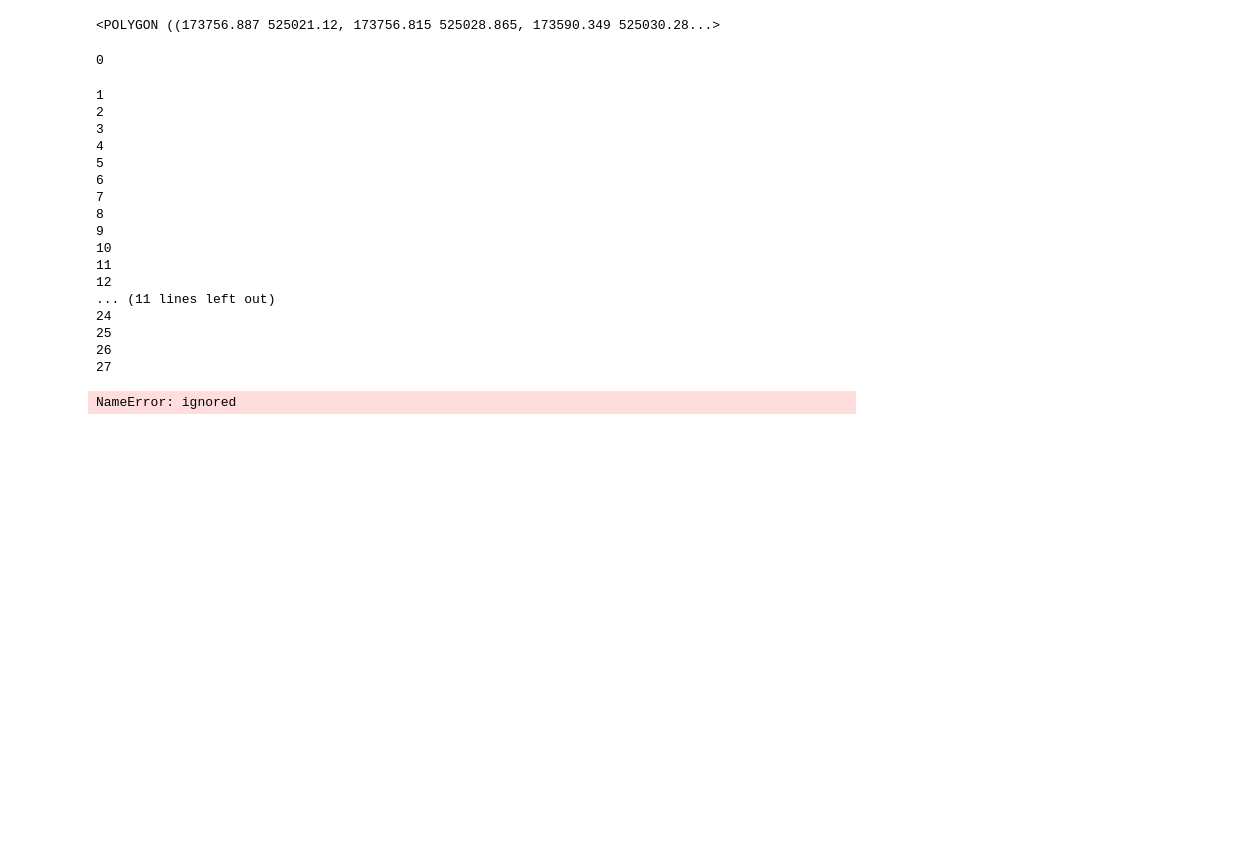
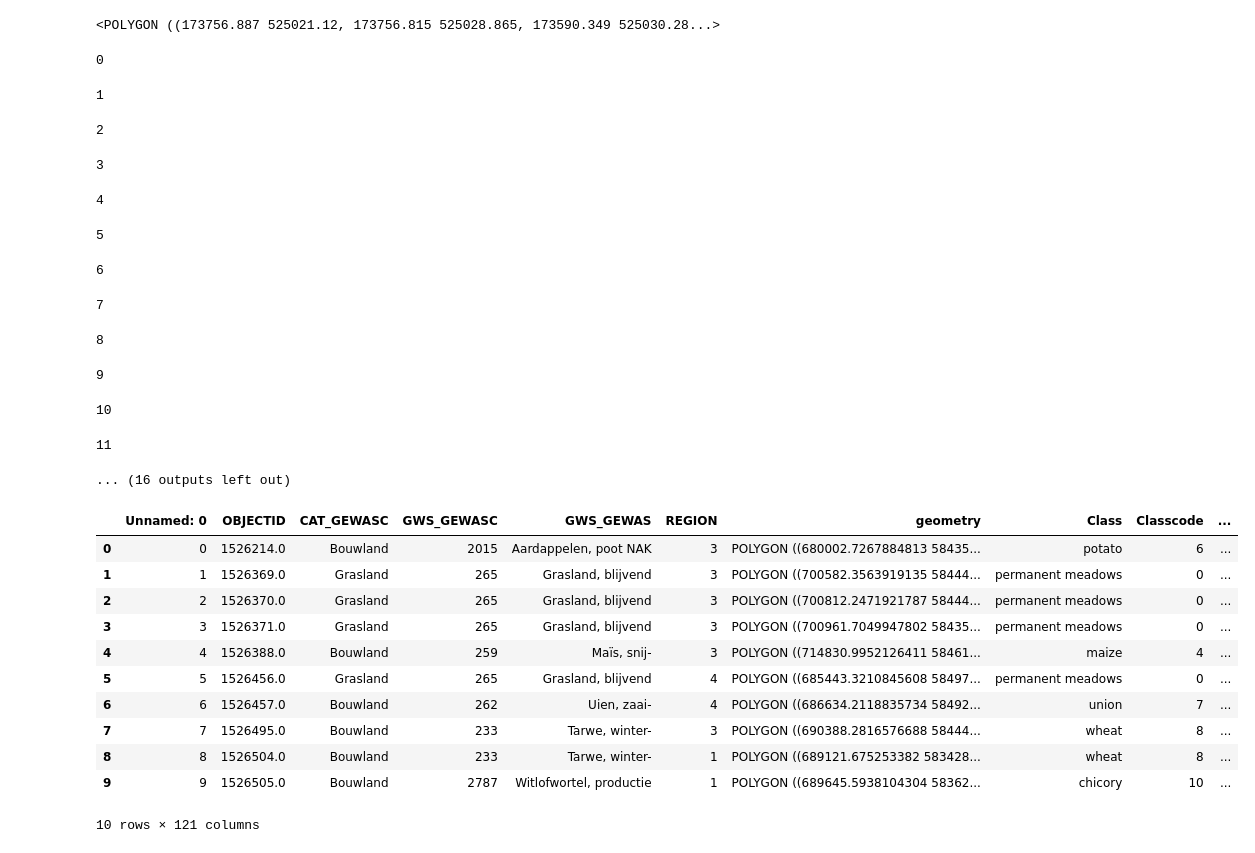
Before and after one commit to TeunDV-WUR/Msc-Thesis-Crop-Type-Mapping, a Jupyter notebook: Code/Database_pre-processing.ipynb, the cells around one changed output. Cells and saved outputs as stored; diff of their text form; code cells hidden in the pictures; blank space fills up the shorter version.

```diff
--- a/Code/Database_pre-processing.ipynb
+++ b/Code/Database_pre-processing.ipynb
@@ -226,44 +244,53 @@ parcels_class.loc[0,'geometry']
 # taking the mean value of all pixels underneath a polygon
 parcels_class = parcels_class.to_crs(epsg=32631)
 
-
+mean_df = pd.DataFrame()
+meanmedian_df = pd.DataFrame()
+meanmedianpercentile_df = pd.DataFrame()
 meanlist= np.zeros((len(parcels_class),28))
 
 for i in tqdm(range(28)): # read all pictures 7 time spans for 4 bands shoould be 28 but chan be changed to factors of 4 to read less time spans
   array = sat_img.read(i+1)
   affine = sat_img.transform
   print(i)
-  for j in range(len(parcels_class)): #calculate the mean pixel value on each band
+  meanlist = []
+  medianlist = []
+  perc_20list = []
+  perc_80list = []
+  for j in tqdm(range(len(parcels_class))): #calculate the mean pixel value on each band
     parcel = parcels_class.loc[j,'geometry']
-    mean = zonal_stats(parcel, array, affine=affine, stats=['mean'])
-    meanlist[j,i]=(mean[0]['mean'])
+    stats = zonal_stats(parcel, array, affine=affine, stats=['mean','median','percentile_20','percentile_80'])
+    meanlist.append(stats[0]['mean'])
+    medianlist.append(stats[0]['median'])
+    perc_20list.append(stats[0]['percentile_20'])
+    perc_80list.append(stats[0]['percentile_80'])
+
+  stats_df = pd.DataFrame([meanlist,medianlist,perc_20list,perc_80list],["mean_"+str(i),"median_"+str(i),"p20_"+str(i),"p80_"+str(i)]).T
+
+  mean_df = pd.concat([mean_df, stats_df.iloc[:,:1]],axis=1)
+  meanmedian_df = pd.concat([meanmedian_df,stats_df.iloc[:,:2]],axis=1)
+  meanmedianpercentile_df = pd.concat([meanmedianpercentile_df,stats_df],axis=1)
+
+  stats_df = pd.DataFrame()
 
 
 # outputs a table of all mean values having 28 colums, 1 for each band
-meanlist_df = pd.DataFrame(meanlist)
-complete_df = pd.concat([parcels_class,meanlist_df],axis=1)
+mean_df = pd.concat([parcels_class, mean_df],axis=1)
+meanmedian_df = pd.concat([parcels_class, meanmedian_df],axis=1)
+meanmedianpercentile_df = pd.concat([parcels_class, meanmedianpercentile_df],axis=1)
 # %% [output]
 0
 1
-2
-3
-4
-5
-6
-7
-8
-9
-10
-11
-12
-... (11 lines left out)
-24
-25
-26
-27
+2
+3
+4
+5
+6
+7
+8
+9
+10
+11
+... (16 outputs left out)
-# %%
-len(complete_df)
-# %% [output]
-NameError: ignored
 # %%
 # save the complete dataframe to csv
@@ -271,0 +303,19 @@ complete_df.to_csv(save_path)
+# %%
+save_path = "/content/drive/My Drive/INF-Msc_Thesis/Msc-Thesis-Crop-Type-Mapping/Data/"
+file_ext = ".csv"
+
+
+pddf = pd.read_csv(save_path+"meanmedianpercentile_df"+file_ext)
+# %% [output]
+|  | Unnamed: 0 | OBJECTID | CAT_GEWASC | GWS_GEWASC | GWS_GEWAS | REGION | geometry | Class | Classcode | ... |
+| 0 | 0 | 1526214.0 | Bouwland | 2015 | Aardappelen, poot NAK | 3 | POLYGON ((680002.7267884813 58435... | potato | 6 | ... |
+| 1 | 1 | 1526369.0 | Grasland | 265 | Grasland, blijvend | 3 | POLYGON ((700582.3563919135 58444... | permanent meadows | 0 | ... |
+| 2 | 2 | 1526370.0 | Grasland | 265 | Grasland, blijvend | 3 | POLYGON ((700812.2471921787 58444... | permanent meadows | 0 | ... |
+| 3 | 3 | 1526371.0 | Grasland | 265 | Grasland, blijvend | 3 | POLYGON ((700961.7049947802 58435... | permanent meadows | 0 | ... |
+| 4 | 4 | 1526388.0 | Bouwland | 259 | Maïs, snij- | 3 | POLYGON ((714830.9952126411 58461... | maize | 4 | ... |
+| 5 | 5 | 1526456.0 | Grasland | 265 | Grasland, blijvend | 4 | POLYGON ((685443.3210845608 58497... | permanent meadows | 0 | ... |
+| 6 | 6 | 1526457.0 | Bouwland | 262 | Uien, zaai- | 4 | POLYGON ((686634.2118835734 58492... | union | 7 | ... |
+| 7 | 7 | 1526495.0 | Bouwland | 233 | Tarwe, winter- | 3 | POLYGON ((690388.2816576688 58444... | wheat | 8 | ... |
+| 8 | 8 | 1526504.0 | Bouwland | 233 | Tarwe, winter- | 1 | POLYGON ((689121.675253382 583428... | wheat | 8 | ... |
+| 9 | 9 | 1526505.0 | Bouwland | 2787 | Witlofwortel, productie | 1 | POLYGON ((689645.5938104304 58362... | chicory | 10 | ... |
+10 rows × 121 columns
```
Also changed, not shown: parts of 7 cells of this notebook, 2 other files.
